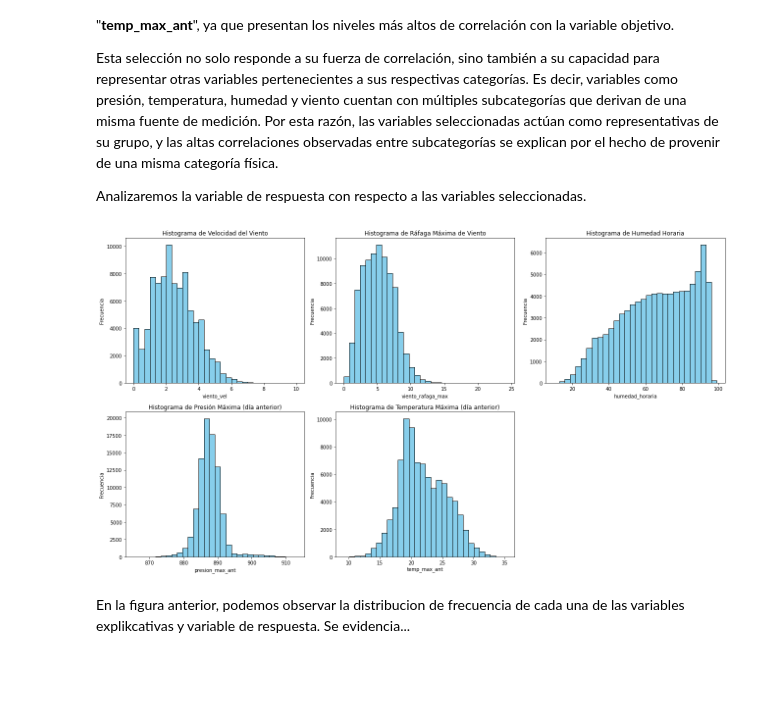
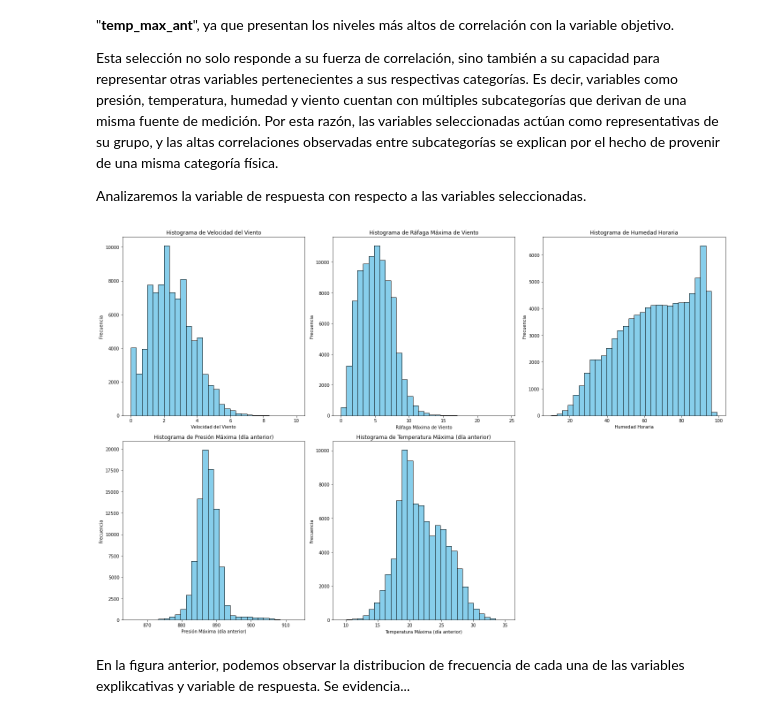
Before and after one commit to Iaibanez/Parcial1ML, a Jupyter notebook: _sources/Ejercicio1.ipynb, the cells around one changed output. Cells and saved outputs as stored; diff of their text form; code cells hidden in the pictures; blank space fills up the shorter version.

```diff
--- a/_sources/Ejercicio1.ipynb
+++ b/_sources/Ejercicio1.ipynb
@@ -195,34 +195,34 @@ Analizaremos la variable de respuesta con respecto a las variables seleccionadas
 # %%
 # Variables a graficar
 variables = ['viento_vel', 'viento_rafaga_max', 'humedad_horaria', 'presion_max_ant', 'temp_max_ant']
 titulos = [
     'Velocidad del Viento',
     'Ráfaga Máxima de Viento',
     'Humedad Horaria',
     'Presión Máxima (día anterior)',
     'Temperatura Máxima (día anterior)'
 ]
 
 # Crear figura con subplots (2 filas, 3 columnas)
-fig, axes = plt.subplots(2, 3, figsize=(18, 10))  # Tamaño ajustado
+fig, axes = plt.subplots(2, 3, figsize=(20, 13))  # Tamaño ajustado
 
 # Aplanamos los ejes para facilitar el indexado
 axes = axes.flatten()
 
 # Graficar cada variable
 for i, var in enumerate(variables):
     axes[i].hist(df[var], bins=30, color='skyblue', edgecolor='black')
     axes[i].set_title(f'Histograma de {titulos[i]}')
-    axes[i].set_xlabel(var)
+    axes[i].set_xlabel(titulos[i])
     axes[i].set_ylabel('Frecuencia')
 
 # Eliminar el subplot vacío (último en posición 6 si solo usamos 5)
 fig.delaxes(axes[-1])
 
 plt.tight_layout()
 plt.show()
 # %% [output]
-[figure, old version]
+[figure, new version]
 # %% [markdown]
 En la figura anterior, podemos observar la distribucion de frecuencia de cada una de las variables explikcativas y variable de respuesta. Se evidencia...
 # %% [markdown]
```
Also changed, not shown: 2 other files.
